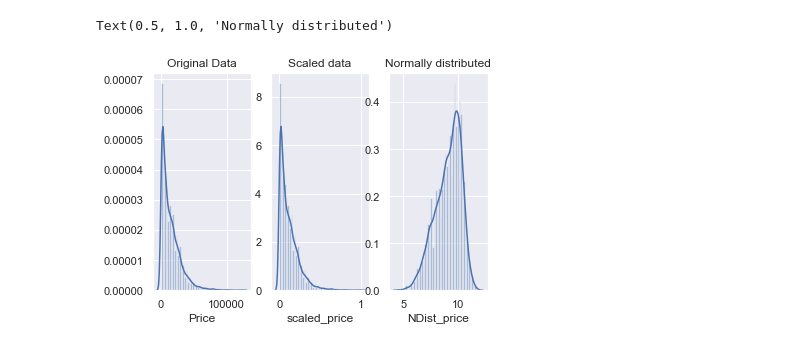
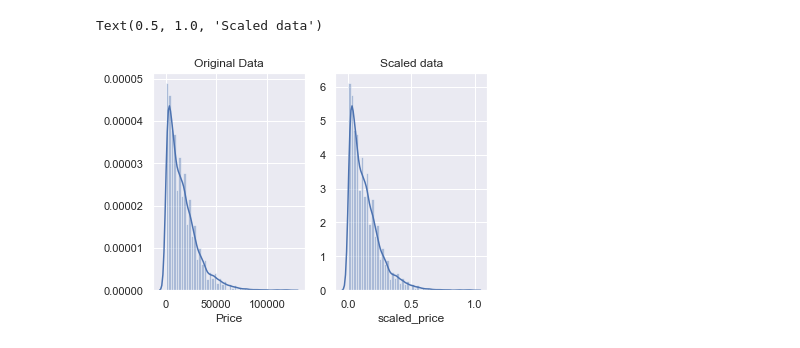
Before and after one commit to helangor/CarValuePredictionWithMachineLearning, a Jupyter notebook: Car_price_predictor.ipynb, the cells around one changed output. Cells and saved outputs as stored; diff of their text form; code cells hidden in the pictures.

```diff
--- a/Car_price_predictor.ipynb
+++ b/Car_price_predictor.ipynb
@@ -3,11 +3,6 @@ import pandas as pd
 import matplotlib.pyplot as plt
 import seaborn as sns
 import numpy as np
-from scipy.stats import norm
-from scipy import stats
-from sklearn.preprocessing import StandardScaler
-from sklearn import datasets, linear_model
-from sklearn.model_selection import train_test_split
 from scipy import stats
 
 import warnings
@@ -15,15 +10,18 @@ warnings.filterwarnings('ignore')
 %matplotlib inline
 
 #Read the collected data
-df = pd.read_csv('Cardata_BIG.csv')
+df = pd.read_csv('Cardata_combined.csv')
 
 #Lets change names to english
-df.columns = ['Index','Car type', 'Price', 'Id', 'Yearly Check', 'Limited benefit','Model', 'Mileage','Engine','Seller','Owner amount','Updated','License plate number', 'Location','Delivery Cost','Transmission','Manufacturer','Full Benefit','Drivetrain','Year']
+df.columns = ['Index','Car type', 'Price', 'Id', 'Yearly Check', 'Limited benefit','Model', 'Mileage','Engine','Seller','Owner amount','Updated','License plate number', 'Location', 'Power','Delivery Cost','Transmission','Manufacturer','Full Benefit','Drivetrain','Year']
+
+#Drop if ID is empty
+df = df.dropna(subset=['Index'])
+
 #Lets drop some unnecessary columns
 df=df.drop(columns=['Index', 'Id', 'Yearly Check','Owner amount','Updated','License plate number','Delivery Cost','Limited benefit','Full Benefit'])
 #Lets drop the rows with NULL values
 df = df.dropna(how='any',axis=0)
-
 df.head()
 
 #Lets clean data, where Engine is Electric or only Bensiini or Diesel, without Engine Size information.
@@ -70,9 +68,13 @@ target = 'Price'
 #Lets change Price and Mileage from float to int
 df['Price']=df['Price'].astype('int')
 df['Mileage']=df['Mileage'].astype('int')
+df['Power']=df['Power'].astype('int')
+df['Year']=df['Year'].astype('int')
+
+
 
 #df.head(10)
-#df.describe()
+df.describe()
 df.dtypes
 # %% [output]
 Car type         object
@@ -110,6 +114,7 @@ We can see that these plots don't describe data too good, because there is lots
 # %%
-#Lets drop all cars that have mileage of 650 000 km or more
+#Lets drop all cars that have mileage of over 650 000 km or under 650 km
 df = df[~(df[['Mileage']] > 650000).all(axis=1)]
+df = df[~(df[['Mileage']] < 650).all(axis=1)]
 
 #Lets drop all cars that year model is older than 1965
 df = df[~(df[['Year']] < 1965).all(axis=1)]
@@ -122,12 +127,15 @@ df = df[~(df[['Price']] < 100).all(axis=1)]
 df = df[~(df[['Engine Size']] > 6.5).all(axis=1)]
 df = df[~(df[['Engine Size']] < 0.9).all(axis=1)]
 
-#sns.distplot(np.log(df['Price']));
+
+df = df[~(df[['Power']] < 20).all(axis=1)]
+
+
 sns.distplot(df['Price']);
 
 #Scatterplot
 sns.set()
-sns.pairplot(df, size = 2.5)
+sns.pairplot(df,x_vars=["Mileage","Engine Size","Power","Year"],y_vars="Price",size=4)
 plt.show();
 
 df.describe()
@@ -185,32 +175,23 @@ Name: Price, dtype: float64
 # %%
 from mlxtend.preprocessing import minmax_scaling
-
-#Changing data to narmally distributed
-df["NDist_price"] = np.log1p(df["Price"])
-df["NDist_mileage"] = np.log1p(df["Mileage"])
-df["NDist_year"] = np.log1p(df["Year"])
-df["NDist_engine_size"] = np.log1p(df["Engine Size"])
 
 #Changing data to scaled
 df['scaled_price'] = minmax_scaling(df['Price'], columns = [0])
 df['scaled_mileage'] = minmax_scaling(df['Mileage'], columns = [0])
 df['scaled_year'] = minmax_scaling(df['Year'], columns = [0])
 df['scaled_engine_size'] = minmax_scaling(df['Engine Size'], columns = [0])
+df['scaled_power'] = minmax_scaling(df['Power'], columns = [0])
 
 #Lets create subplotgrid
-fig, ax=plt.subplots(1,3)
+fig, ax=plt.subplots(1,2)
 
 #Plotting original data
 sns.distplot(df['Price'], ax=ax[0])
 ax[0].set_title("Original Data")
 
 #Plotting scaled data
 sns.distplot(df['scaled_price'], ax=ax[1])
 ax[1].set_title("Scaled data")
-
-#Plotting normalized data
-sns.distplot(df['NDist_price'], ax=ax[2])
-ax[2].set_title("Normally distributed")
 # %% [output]
-Text(0.5, 1.0, 'Normally distributed')
+Text(0.5, 1.0, 'Scaled data')
-[figure, old version]
+[figure, new version]
```
Also changed, not shown: parts of 12 cells of this notebook.
